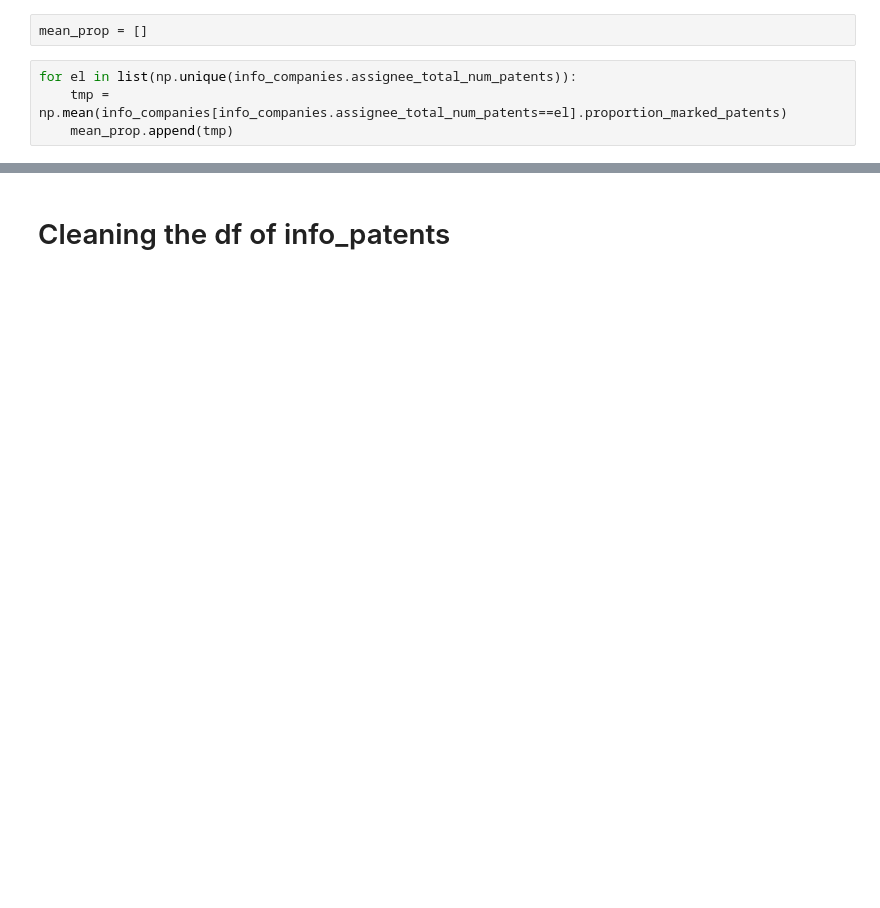
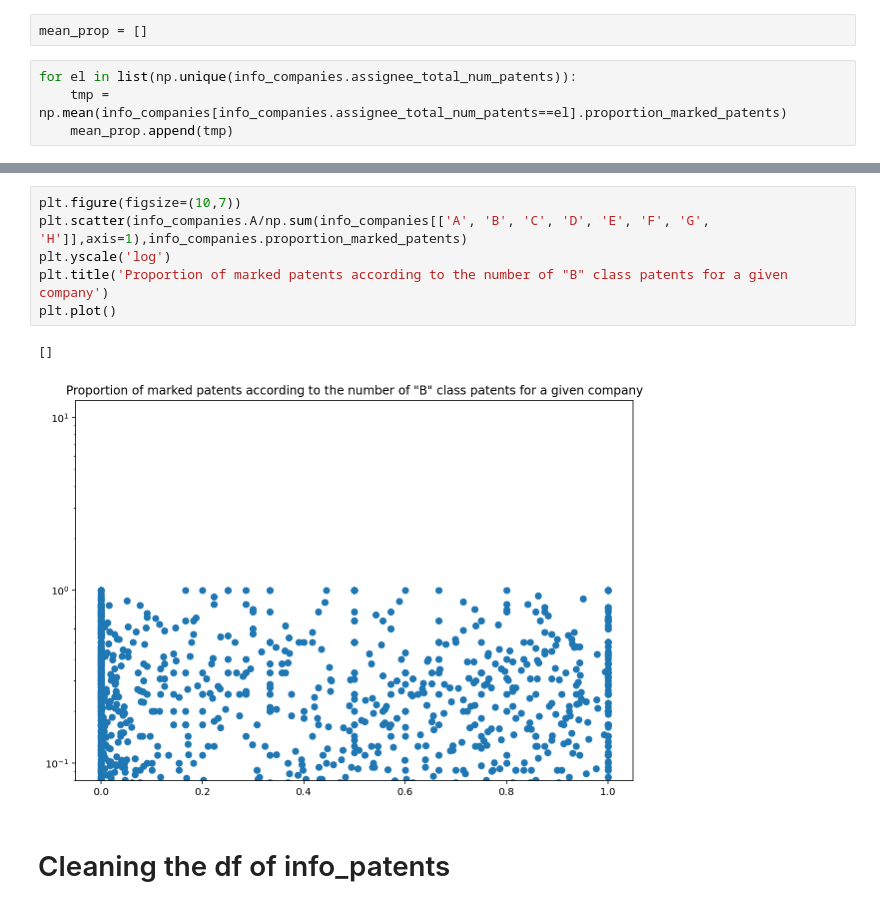
Before and after one commit to gregbellan/MODS208, a Jupyter notebook: Data_description_patents.ipynb, the cells around one changed output, grey strips where cells are left out. Saved outputs shown, nothing was run; the diff lists cells and outputs as text; blank space fills up the shorter version.

```diff
--- a/Data_description_patents.ipynb
+++ b/Data_description_patents.ipynb
@@ -71,3 +101,12 @@ plt.xscale('log')
+# %%
+plt.figure(figsize=(10,7))
+plt.scatter(info_companies.A/np.sum(info_companies[['A', 'B', 'C', 'D', 'E', 'F', 'G', 'H']],axis=1),info_companies.proportion_marked_patents)
+plt.yscale('log')
+plt.title('Proportion of marked patents according to the number of "B" class patents for a given company')
+plt.plot()
+# %% [output]
+[]
+[figure, added]
 # %% [markdown]
 # Cleaning the df of info_patents
 # %%
```
Also changed, not shown: parts of 10 cells of this notebook, 1 other file.
